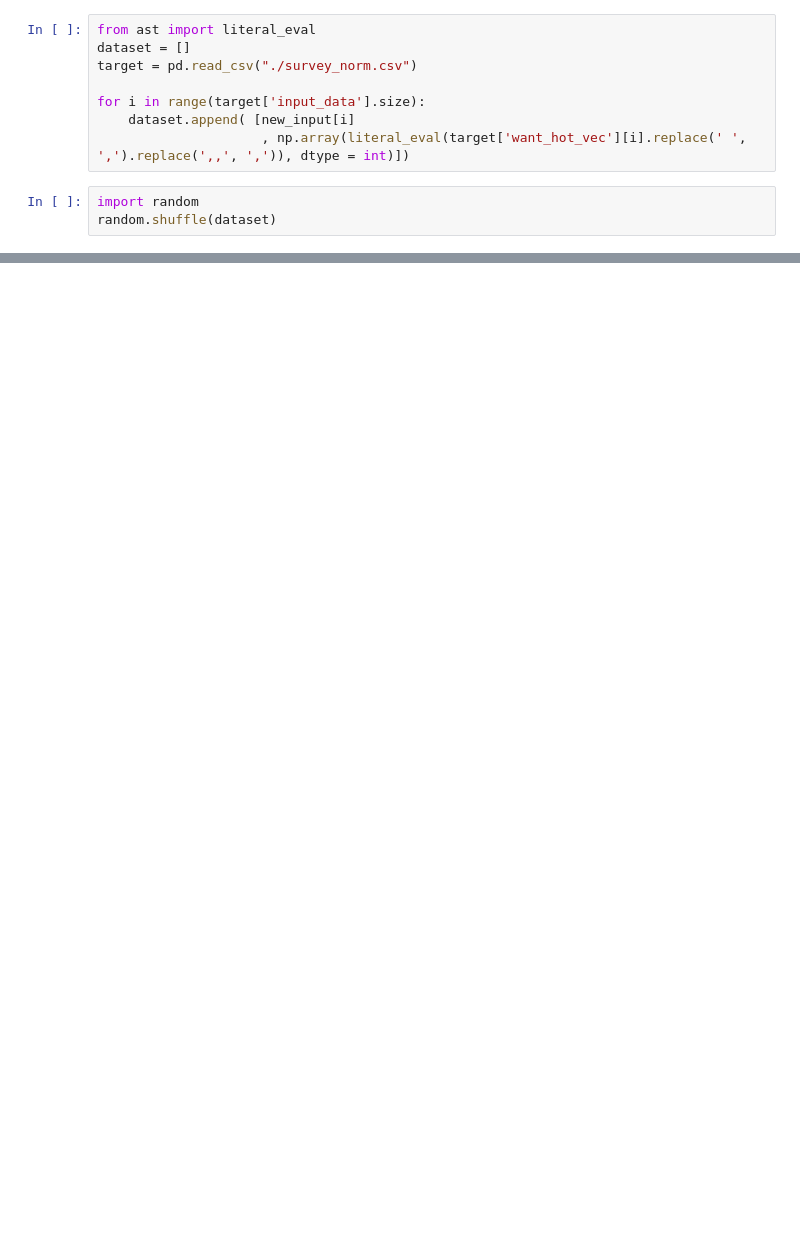
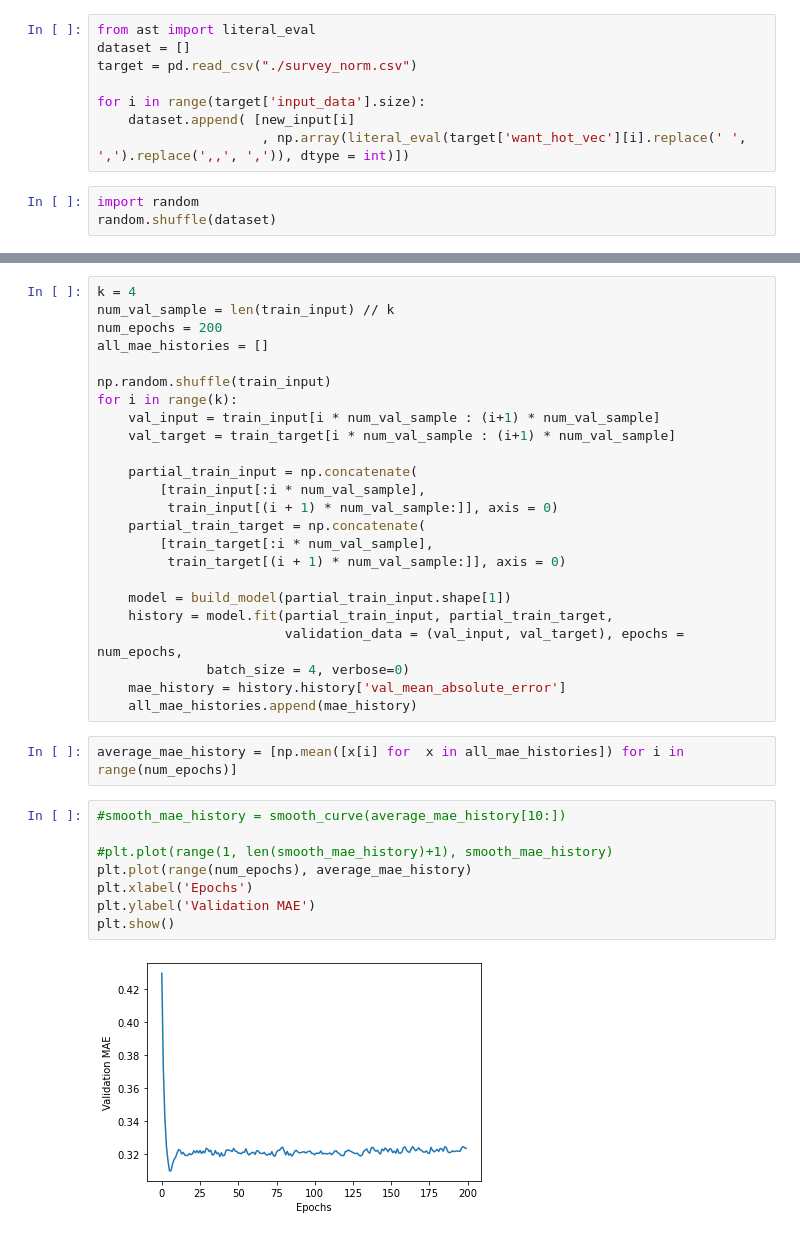
Before and after one commit to gkdnfka/Travel_Together, a Jupyter notebook: Data/new_model_test.ipynb, the cells around one changed output, grey strips where cells are left out. Cells and saved outputs as stored; diff of their text form; blank space fills up the shorter version.

```diff
--- a/Data/new_model_test.ipynb
+++ b/Data/new_model_test.ipynb
@@ -105,0 +140,36 @@ AlreadyExistsError: Another metric with the same name already exists.
+# %%
+k = 4
+num_val_sample = len(train_input) // k
+num_epochs = 200
+all_mae_histories = []
+
+np.random.shuffle(train_input)
+for i in range(k):
+    val_input = train_input[i * num_val_sample : (i+1) * num_val_sample]
+    val_target = train_target[i * num_val_sample : (i+1) * num_val_sample]
+
+    partial_train_input = np.concatenate(
+        [train_input[:i * num_val_sample],
+         train_input[(i + 1) * num_val_sample:]], axis = 0)
+    partial_train_target = np.concatenate(
+        [train_target[:i * num_val_sample],
+         train_target[(i + 1) * num_val_sample:]], axis = 0)
+
+    model = build_model(partial_train_input.shape[1])
+    history = model.fit(partial_train_input, partial_train_target,
+                        validation_data = (val_input, val_target), epochs = num_epochs,
+              batch_size = 4, verbose=0)
+    mae_history = history.history['val_mean_absolute_error']
+    all_mae_histories.append(mae_history)
+# %%
+average_mae_history = [np.mean([x[i] for  x in all_mae_histories]) for i in range(num_epochs)]
+# %%
+#smooth_mae_history = smooth_curve(average_mae_history[10:])
+
+#plt.plot(range(1, len(smooth_mae_history)+1), smooth_mae_history)
+plt.plot(range(num_epochs), average_mae_history)
+plt.xlabel('Epochs')
+plt.ylabel('Validation MAE')
+plt.show()
+# %% [output]
+[figure, added]
```
Also changed, not shown: parts of 12 cells of this notebook.
